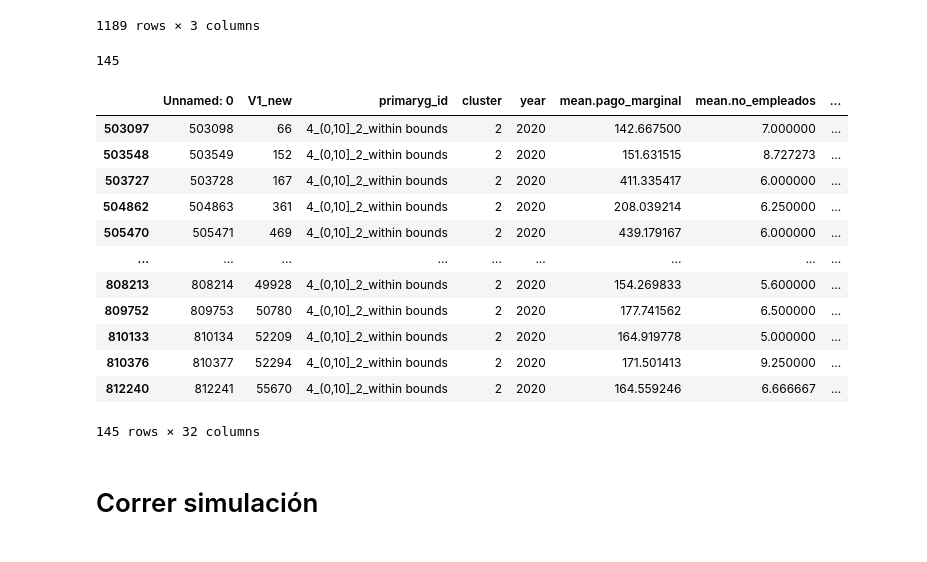
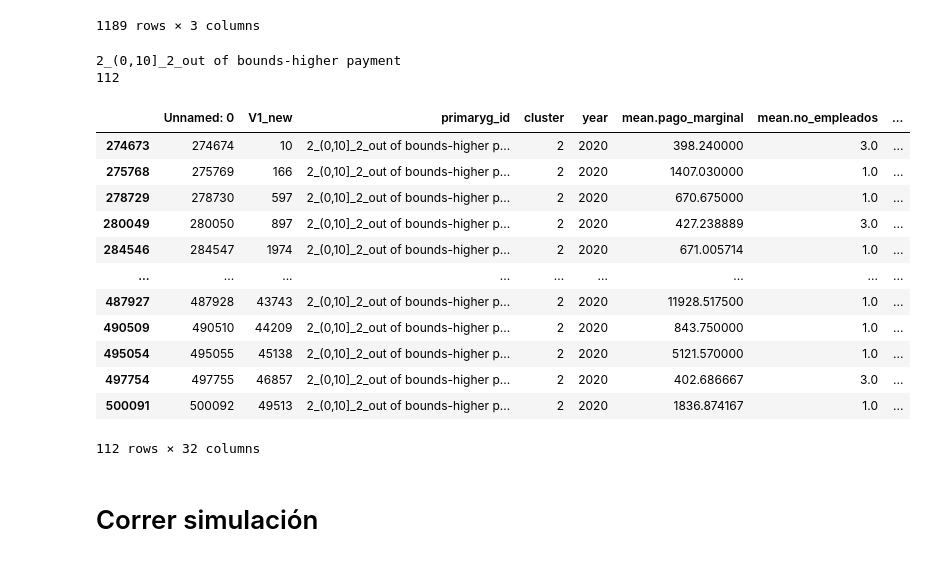
Before and after one commit to milocortes/tesoreria_cdmx, a Jupyter notebook: Python_intervención_nómina/Regresion_recaudacion_adicional.ipynb, the cells around one changed output. Cells and saved outputs as stored; diff of their text form; code cells hidden in the pictures.

```diff
--- a/Python_intervención_nómina/Regresion_recaudacion_adicional.ipynb
+++ b/Python_intervención_nómina/Regresion_recaudacion_adicional.ipynb
@@ -94,27 +94,34 @@ df_revision_sptep[['idsujeto','mean.pago_final','factor_escala_pago_final']]
 # %%
 # Observar datos por primaryg_id
 
-id_list=df_revision_sptep['primaryg_id'].unique()
+# id_list=df_revision_sptep['primaryg_id'].unique()
 
-df_revision_primary_id=df_revision_sptep[df_revision_sptep['primaryg_id']==id_list[0]]
+# df_revision_primary_id=df_revision_sptep[df_revision_sptep['primaryg_id']==id_list[0]]
 
+id_list=df_revision_cm['primaryg_id'].unique()
+
+df_revision_primary_id=df_revision_cm[df_revision_cm['primaryg_id']==id_list[0]]
+
+
+print(id_list[0])
 print(len(df_revision_primary_id))
 df_revision_primary_id
 # %% [output]
-145
+2_(0,10]_2_out of bounds-higher payment
+112
 |  | Unnamed: 0 | V1_new | primaryg_id | cluster | year | mean.pago_marginal | mean.no_empleados | ... |
-| 503097 | 503098 | 66 | 4_(0,10]_2_within bounds | 2 | 2020 | 142.667500 | 7.000000 | ... |
-| 503548 | 503549 | 152 | 4_(0,10]_2_within bounds | 2 | 2020 | 151.631515 | 8.727273 | ... |
-| 503727 | 503728 | 167 | 4_(0,10]_2_within bounds | 2 | 2020 | 411.335417 | 6.000000 | ... |
-| 504862 | 504863 | 361 | 4_(0,10]_2_within bounds | 2 | 2020 | 208.039214 | 6.250000 | ... |
-| 505470 | 505471 | 469 | 4_(0,10]_2_within bounds | 2 | 2020 | 439.179167 | 6.000000 | ... |
+| 274673 | 274674 | 10 | 2_(0,10]_2_out of bounds-higher p... | 2 | 2020 | 398.240000 | 3.0 | ... |
+| 275768 | 275769 | 166 | 2_(0,10]_2_out of bounds-higher p... | 2 | 2020 | 1407.030000 | 1.0 | ... |
+| 278729 | 278730 | 597 | 2_(0,10]_2_out of bounds-higher p... | 2 | 2020 | 670.675000 | 1.0 | ... |
+| 280049 | 280050 | 897 | 2_(0,10]_2_out of bounds-higher p... | 2 | 2020 | 427.238889 | 3.0 | ... |
+| 284546 | 284547 | 1974 | 2_(0,10]_2_out of bounds-higher p... | 2 | 2020 | 671.005714 | 1.0 | ... |
 | ... | ... | ... | ... | ... | ... | ... | ... | ... |
-| 808213 | 808214 | 49928 | 4_(0,10]_2_within bounds | 2 | 2020 | 154.269833 | 5.600000 | ... |
-| 809752 | 809753 | 50780 | 4_(0,10]_2_within bounds | 2 | 2020 | 177.741562 | 6.500000 | ... |
-| 810133 | 810134 | 52209 | 4_(0,10]_2_within bounds | 2 | 2020 | 164.919778 | 5.000000 | ... |
-| 810376 | 810377 | 52294 | 4_(0,10]_2_within bounds | 2 | 2020 | 171.501413 | 9.250000 | ... |
-| 812240 | 812241 | 55670 | 4_(0,10]_2_within bounds | 2 | 2020 | 164.559246 | 6.666667 | ... |
+| 487927 | 487928 | 43743 | 2_(0,10]_2_out of bounds-higher p... | 2 | 2020 | 11928.517500 | 1.0 | ... |
+| 490509 | 490510 | 44209 | 2_(0,10]_2_out of bounds-higher p... | 2 | 2020 | 843.750000 | 1.0 | ... |
+| 495054 | 495055 | 45138 | 2_(0,10]_2_out of bounds-higher p... | 2 | 2020 | 5121.570000 | 1.0 | ... |
+| 497754 | 497755 | 46857 | 2_(0,10]_2_out of bounds-higher p... | 2 | 2020 | 402.686667 | 3.0 | ... |
+| 500091 | 500092 | 49513 | 2_(0,10]_2_out of bounds-higher p... | 2 | 2020 | 1836.874167 | 1.0 | ... |
-145 rows × 32 columns
+112 rows × 32 columns
 # %% [markdown]
 # Correr simulación
 # %%
```
Also changed, not shown: parts of 3 cells of this notebook.
